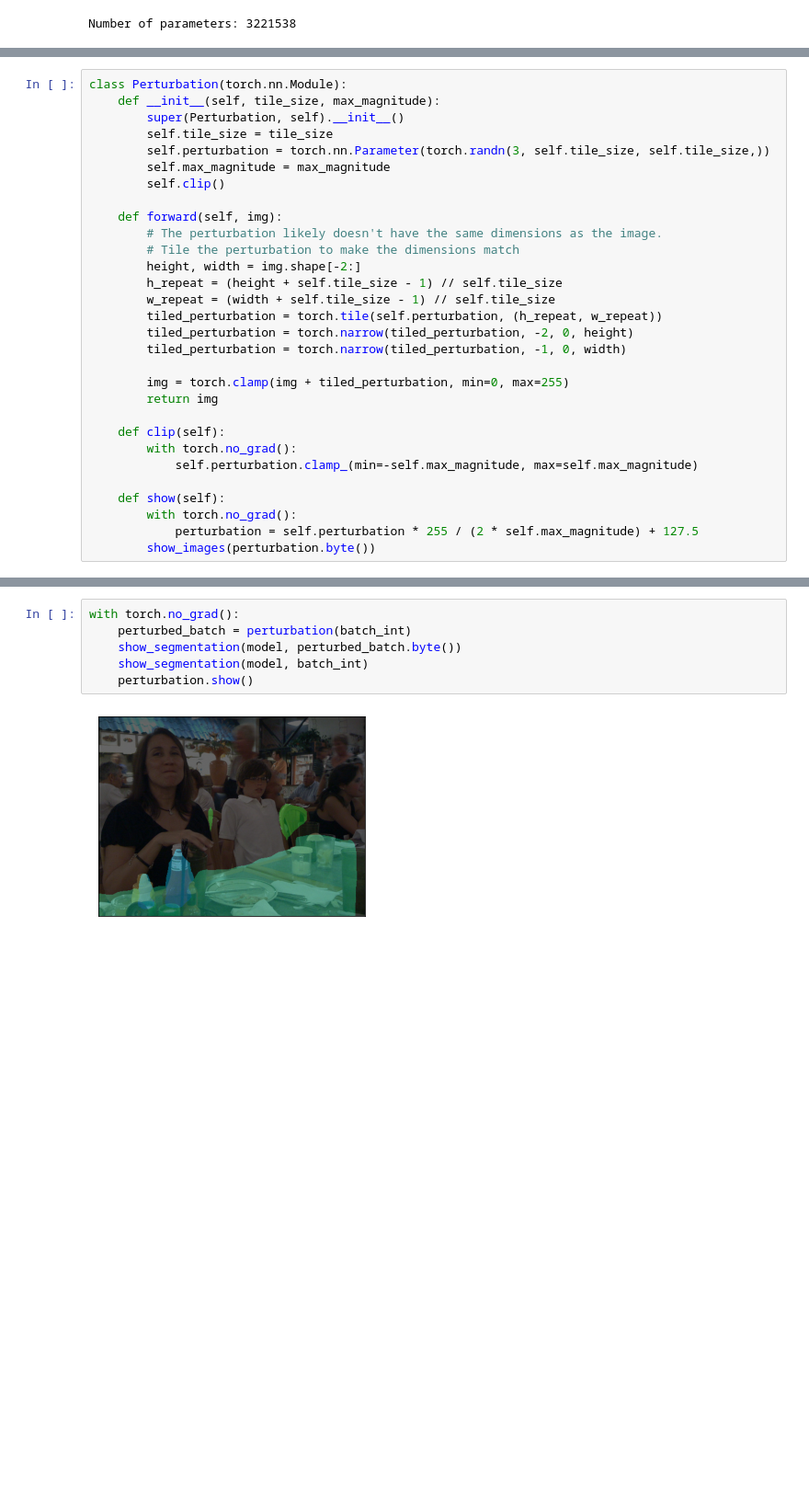
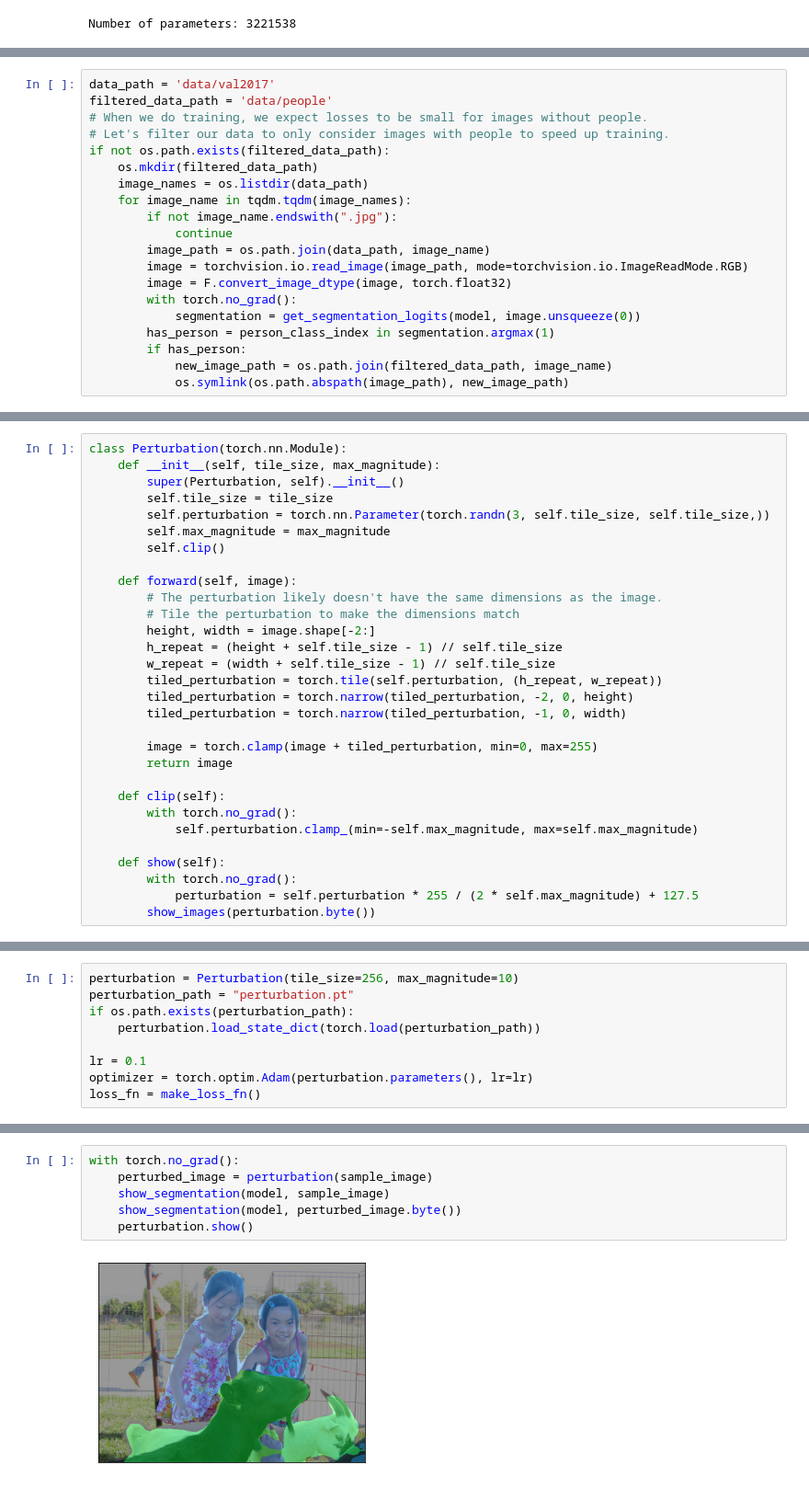
Before and after one commit to tomtseng/adversarial-segmentation, a Jupyter notebook: adversarial-segmentation.ipynb, the cells around one changed output, grey strips where cells are left out. Shown at 92% size. Drawn from its saved outputs; the diff is of its cells as text; blank space fills up the shorter version.

Commit message:
notebook: Add full training loop

```diff
--- a/adversarial-segmentation.ipynb
+++ b/adversarial-segmentation.ipynb
@@ -83,0 +72,20 @@ show_segmentation(model, batch_int)
+# %%
+data_path = 'data/val2017'
+filtered_data_path = 'data/people'
+# When we do training, we expect losses to be small for images without people.
+# Let's filter our data to only consider images with people to speed up training.
+if not os.path.exists(filtered_data_path):
+    os.mkdir(filtered_data_path)
+    image_names = os.listdir(data_path)
+    for image_name in tqdm.tqdm(image_names):
+        if not image_name.endswith(".jpg"):
+            continue
+        image_path = os.path.join(data_path, image_name)
+        image = torchvision.io.read_image(image_path, mode=torchvision.io.ImageReadMode.RGB)
+        image = F.convert_image_dtype(image, torch.float32)
+        with torch.no_grad():
+            segmentation = get_segmentation_logits(model, image.unsqueeze(0))
+        has_person = person_class_index in segmentation.argmax(1)
+        if has_person:
+            new_image_path = os.path.join(filtered_data_path, image_name)
+            os.symlink(os.path.abspath(image_path), new_image_path)
@@ -90,18 +117,18 @@ class Perturbation(torch.nn.Module):
         self.max_magnitude = max_magnitude
         self.clip()
 
-    def forward(self, img):
+    def forward(self, image):
         # The perturbation likely doesn't have the same dimensions as the image.
         # Tile the perturbation to make the dimensions match
-        height, width = img.shape[-2:]
+        height, width = image.shape[-2:]
         h_repeat = (height + self.tile_size - 1) // self.tile_size
         w_repeat = (width + self.tile_size - 1) // self.tile_size
         tiled_perturbation = torch.tile(self.perturbation, (h_repeat, w_repeat))
         tiled_perturbation = torch.narrow(tiled_perturbation, -2, 0, height)
         tiled_perturbation = torch.narrow(tiled_perturbation, -1, 0, width)
 
-        img = torch.clamp(img + tiled_perturbation, min=0, max=255)
-        return img
+        image = torch.clamp(image + tiled_perturbation, min=0, max=255)
+        return image
 
     def clip(self):
         with torch.no_grad():
@@ -154 +164,10 @@ target[segmentation == person_class_index] = background_class_index
+# %%
+perturbation = Perturbation(tile_size=256, max_magnitude=10)
+perturbation_path = "perturbation.pt"
+if os.path.exists(perturbation_path):
+    perturbation.load_state_dict(torch.load(perturbation_path))
+
+lr = 0.1
+optimizer = torch.optim.Adam(perturbation.parameters(), lr=lr)
+loss_fn = make_loss_fn()
 # %%
@@ -178,8 +215,8 @@ i=90 loss=tensor(0.0779, grad_fn=<DivBackward0>)
 # %%
 with torch.no_grad():
-    perturbed_batch = perturbation(batch_int)
-    show_segmentation(model, perturbed_batch.byte())
-    show_segmentation(model, batch_int)
+    perturbed_image = perturbation(sample_image)
+    show_segmentation(model, sample_image)
+    show_segmentation(model, perturbed_image.byte())
     perturbation.show()
 # %% [output]
-[figure, old version]
+[figure, new version]
```
Also changed, not shown: parts of 16 cells of this notebook, 3 other files.
